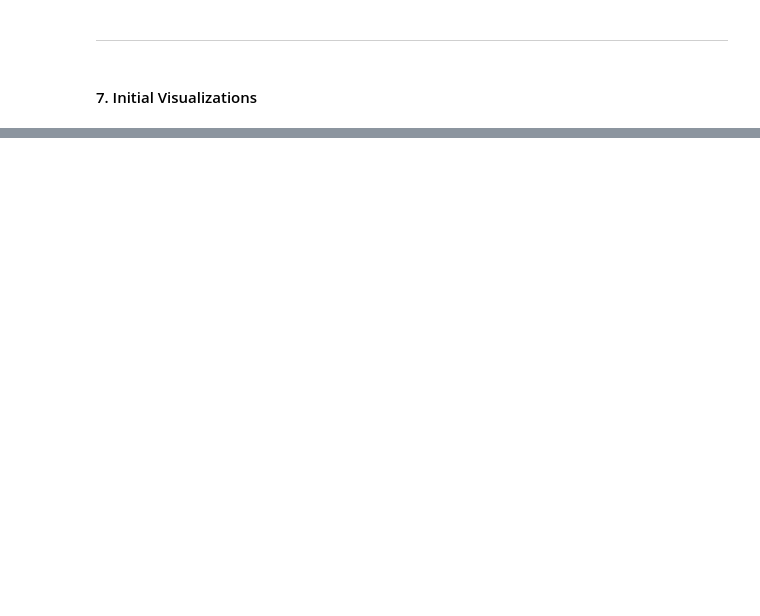
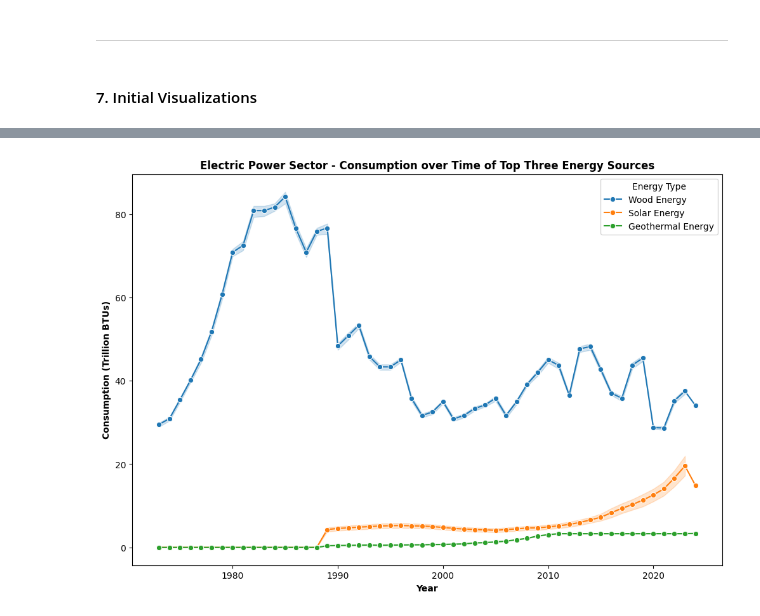
Before and after one commit to dennykami1/datafun-06-eda, a Jupyter notebook: US_Renewable_Energy.ipynb, the cells around one changed output, grey strips where cells are left out. Cells and saved outputs as stored; diff of their text form; code cells hidden in the pictures; blank space fills up the shorter version.

```diff
--- a/US_Renewable_Energy.ipynb
+++ b/US_Renewable_Energy.ipynb
@@ -202,0 +306,20 @@ US_Renewable_df.head()
+# %%
+# Filter the DataFrame to include only the Electric Power sector
+electric_power_df = US_Renewable_df[US_Renewable_df['Sector'] == 'Residential']
+
+# Select the two energy types to plot over time
+energy_types = ['Wood Energy','Solar Energy', 'Geothermal Energy']
+
+# Melt the DataFrame to have a long format suitable for seaborn
+melted_df = electric_power_df.melt(id_vars=['Year'], value_vars=energy_types, var_name='Energy Type', value_name='Consumption')
+
+# Create a line plot with year as the hue
+plt.figure(figsize=(12, 8))
+sns.lineplot(data=melted_df, x='Year', y='Consumption', hue='Energy Type', marker='o')
+plt.title('Electric Power Sector - Consumption over Time of Top Three Energy Sources', fontweight='bold')
+plt.xlabel('Year', fontweight='semibold')
+plt.ylabel('Consumption (Trillion BTUs)', fontweight='semibold')
+plt.legend(title='Energy Type')
+plt.show()
+# %% [output]
+[figure, added]
```
Also changed, not shown: parts of 12 cells of this notebook.
